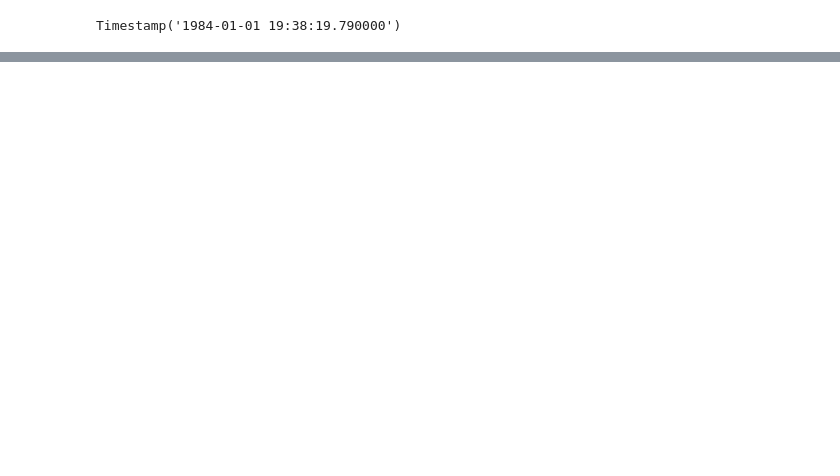
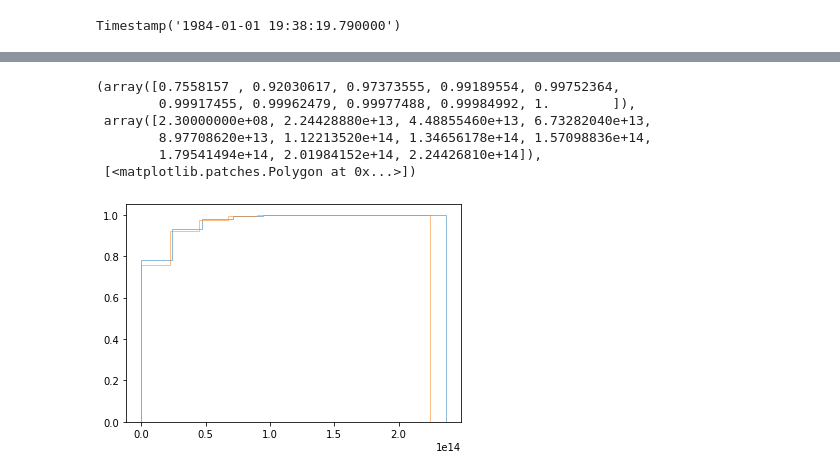
Before and after one commit to taranaalex/MLPNS_ATarana, a Jupyter notebook: earthquakes.ipynb, the cells around one changed output, grey strips where cells are left out. Drawn from its saved outputs; the diff is of its cells as text; code cells hidden in the pictures; blank space fills up the shorter version.

```diff
--- a/earthquakes.ipynb
+++ b/earthquakes.ipynb
@@ -62,0 +238,11 @@ ParserError: ignored
+# %%
+pl.hist(t1, cumulative=True, alpha=0.5, histtype='step', density=1)
+pl.hist(t2, cumulative=True, alpha=0.5, histtype='step', density=1)
+# %% [output]
+(array([0.7558157 , 0.92030617, 0.97373555, 0.99189554, 0.99752364,
+        0.99917455, 0.99962479, 0.99977488, 0.99984992, 1.        ]),
+ array([2.30000000e+08, 2.24428880e+13, 4.48855460e+13, 6.73282040e+13,
+        8.97708620e+13, 1.12213520e+14, 1.34656178e+14, 1.57098836e+14,
+        1.79541494e+14, 2.01984152e+14, 2.24426810e+14]),
+ [<matplotlib.patches.Polygon at 0x...>])
+[figure, added]
```
Also changed, not shown: parts of 24 cells of this notebook.
